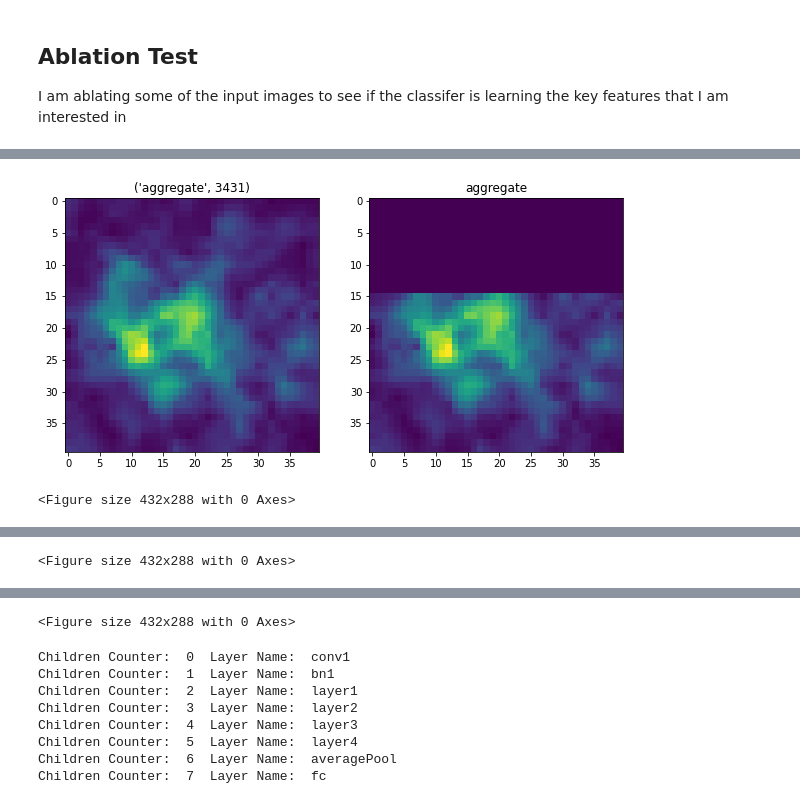
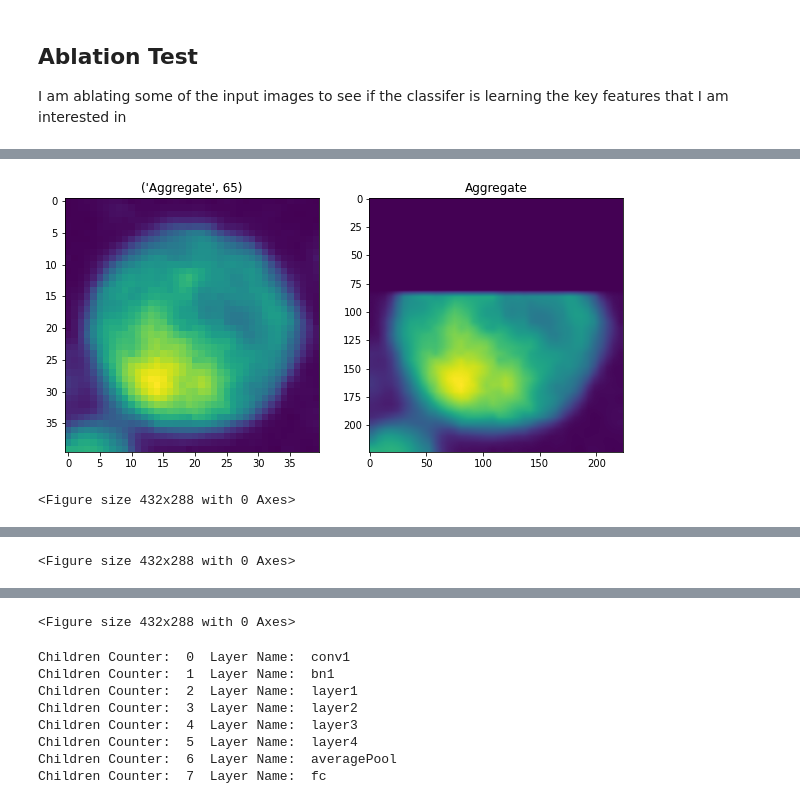
Before and after one commit to takamichael/ResNet50_Yeast_classification, a Jupyter notebook: ResNet50_Morphology_pipeline_githubV.ipynb, the cells around one changed output, grey strips where cells are left out. Drawn from its saved outputs; the diff is of its cells as text; code cells hidden in the pictures.

```diff
--- a/ResNet50_Morphology_pipeline_githubV.ipynb
+++ b/ResNet50_Morphology_pipeline_githubV.ipynb
@@ -568,11 +568,11 @@ class imageDataGenerator(Dataset):
 despite normalizations we could still see differences in the images taken from different experiments.
 If the differences between the mean and variance are apparent we will need to do a batch normalization during training or peform a different normalization!
 # %%
-allimg, poo = loaddata(filedf, path1, path2 )
+allimg, dump = loaddata(filedf, path1, path2 )
 expvaldf, expvaldf_average = varmean_data(filedf, allimg)
 # %%
-allimg, poo = loaddata(filedf, path1, path2 , norm2 =  expvaldf_average)
-del poo
+allimg, dump = loaddata(filedf, path1, path2 , norm2 =  expvaldf_average)
+del dump
 expvaldf2, expvaldf_average2 = varmean_data(filedf, allimg)
 # %%
 import seaborn as sns
@@ -1014,7 +1015,7 @@ train.to_csv(os.getcwd()+'/'+'traindf_{}.csv'.format(name), sep = '\t' , index =
 valid.to_csv(os.getcwd()+'/'+'validdf_{}.csv'.format(name), sep = '\t' , index = True)
 # %%
 ## loading in Model
-name = 'Resnet50_mixdataThreshMIX_224x224.pth' #'Resnet50_mixdataThresh_10_20_21'#'Resnet50_mixdataThresh_10_13_21' #'Resnet50_mixdataBinaryThresh_9_29_21' #'Resnet50_mixdataThresh_9_27_21' #Resnet50_mixdataMT_9_27_21' #'Resnet50_mixdata_9_13_21'  # 'Resnet50_mixdata_9_13_21'
+name = 'Resnet50_mixdataThreshMIX_224x224' #'Resnet50_mixdataThresh_10_20_21'#'Resnet50_mixdataThresh_10_13_21' #'Resnet50_mixdataBinaryThresh_9_29_21' #'Resnet50_mixdataThresh_9_27_21' #Resnet50_mixdataMT_9_27_21' #'Resnet50_mixdata_9_13_21'  # 'Resnet50_mixdata_9_13_21'
 model.load_state_dict(torch.load(os.getcwd()+'/{}.pth'.format(name), map_location={'cuda:0': 'cpu'})) # to load model with cpu
 model.to(device) # will turn model for GPU or CPU depending on the device stated above
 model.eval()
@@ -1154,7 +1156,7 @@ def plot_confusion_matrix(cm,
     plt.show()
 # %%
 datainfo ='mix_data' #'mix_data' #'mdm38_6_22_20'   #cox4_6_22_21'#
-path2 ='/drive/STRP/mito/mix_40x40_gfp'
+path2 ='/mix_40x40_gfp'
 ## load the Dataframes for Testing and train
 traindf = pd.read_csv(os.getcwd()+'/'+'train_dataset_{}.csv'.format(datainfo), sep = '\t', index_col=0) # index_col loads it in with the index shuffled as is
 testdf =pd.read_csv(os.getcwd()+'/'+'test_dataset_{}.csv'.format(datainfo), sep = '\t', index_col=0)
@@ -1406,7 +1419,7 @@ plt.imshow(test)
 # %%
 l = []
 convsize = 600
-row = 3431
+row = 65
 sample = 1 # which of the batch samples to use
 file = filedf['file'][row]
 test = skimage.io.imread(path1 +'/'+ file)
@@ -1416,62 +1429,72 @@ for num in range(0, len(test.ravel()), convsize):
     #thresh = np.mean(test) +(np.std(test)*.2)
     #maskgfp = test >= thresh
     #test[~maskgfp] = 0 # just turn everything else to 0 but leave the high intesnity values the same
 
     test1 =  test.copy()
 
     test1 = test1.ravel()
     if num == 0:
         test1[0:convsize] = 0
     else:
         test1[num-convsize:num] = 0
     test1 = test1.reshape(40,40)
+    test1 =  cv2.resize(test1, (sizex, sizey)).astype(np.float32)
+    test2 =  cv2.resize(test, (sizex, sizey)).astype(np.float32)
+    with torch.no_grad(): # will speed it up
+      transform = transforms.ToTensor() # for transformation
+      gfptensor = transform(test2 .astype(np.float32)) # turning numpy array to tensor
+      convgfptensor = transform(test1 .astype(np.float32)) # turning numpy array to tensor
+
+      phenotype = torch.argmax(model(gfptensor.view(-1,1, sizex,sizey).to(device))).to('cpu').detach().numpy()   # determining the phenotype
+      convphenotype = torch.argmax(model(convgfptensor.view(-1,1,sizex,sizey).to(device))).to('cpu').detach().numpy()   # determining the phenotype
+
+      if phenotype == 0:
+        phenotype = 'Circular'
+      elif phenotype ==1:
+        phenotype = 'Other'
+      elif phenotype ==2:
+        phenotype = 'Cytoplasm'
+      elif phenotype ==3:
+        phenotype= 'Aggregate'
+      elif phenotype ==4:
+        phenotype= 'Fragmented'
+      elif phenotype ==5:
+        phenotype= 'Binary Aggregate'
+      elif phenotype ==6:
+        phenotype= 'Triple'
+
+      if convphenotype == 0:
+        convphenotype = 'Circular'
+      elif convphenotype ==1:
+        convphenotype = 'Other'
+      elif convphenotype ==2:
+        convphenotype = 'Cytoplasm'
+      elif convphenotype ==3:
+        convphenotype= 'Aggregate'
+      elif convphenotype ==4:
+        convphenotype= 'Fragmented'
+      elif convphenotype ==5:
+        convphenotype= 'Binary Aggregate'
+      elif convphenotype ==6:
+        convphenotype= 'Triple'
 
     with torch.no_grad(): # will speed it up
-      transform = transforms.ToTensor() # for transformation
-      gfptensor = transform(test .astype(np.float32)) # turning numpy array to tensor
-      convgfptensor = transform(test1 .astype(np.float32)) # turning numpy array to tensor
-
-      phenotype = torch.argmax(model(gfptensor.view(-1,1, 40,40).to(device)))  # determining the phenotype
-      convphenotype = torch.argmax(model(convgfptensor.view(-1,1, 40,40).to(device)))  # determining the phenotype
-
-
-      if phenotype == 0:
-        phenotype = 'circular'
-      elif phenotype ==1:
-        phenotype = 'senecent'
-      elif phenotype ==2:
-        phenotype = 'cytoplasm'
-      elif phenotype ==3:
-        phenotype = 'aggregate'
-
-      if convphenotype == 0:
-        convphenotype = 'circular'
-      elif convphenotype ==1:
-        convphenotype = 'senecent'
-      elif convphenotype ==2:
-        convphenotype = 'cytoplasm'
-      elif convphenotype ==3:
-        convphenotype= 'aggregate'
-
-
-
-    with torch.no_grad(): # will speed it up
-      probablity = model(gfptensor.view(-1,1, 40,40).to(device)) # for RESNET
+      probablity = model(gfptensor.view(-1,1, sizex,sizey).to(device)) # for RESNET
 
     probablity = probablity.to('cpu').detach().numpy()
     probablity = (probablity/np.sum(probablity))*100
 
 
     f, (ax1, ax2) = plt.subplots(1,2, figsize = (10,10))
     ax1.imshow(test)
     ax1.set_title((phenotype, row))
 
 
     ax2.set_title(convphenotype)
     ax2.imshow(test1)
 
     plt.show()
     plt.tight_layout()
 # %% [output]
-[figure, old version]
+[figure, new version]
 <Figure size 432x288 with 0 Axes>
```
Also changed, not shown: parts of 13 cells of this notebook.
